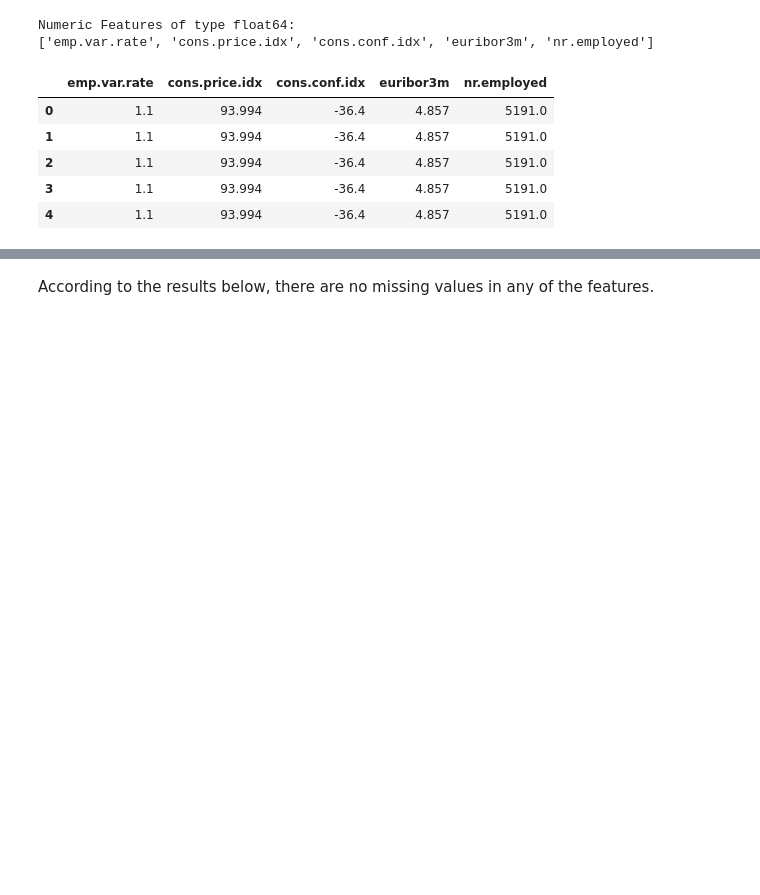
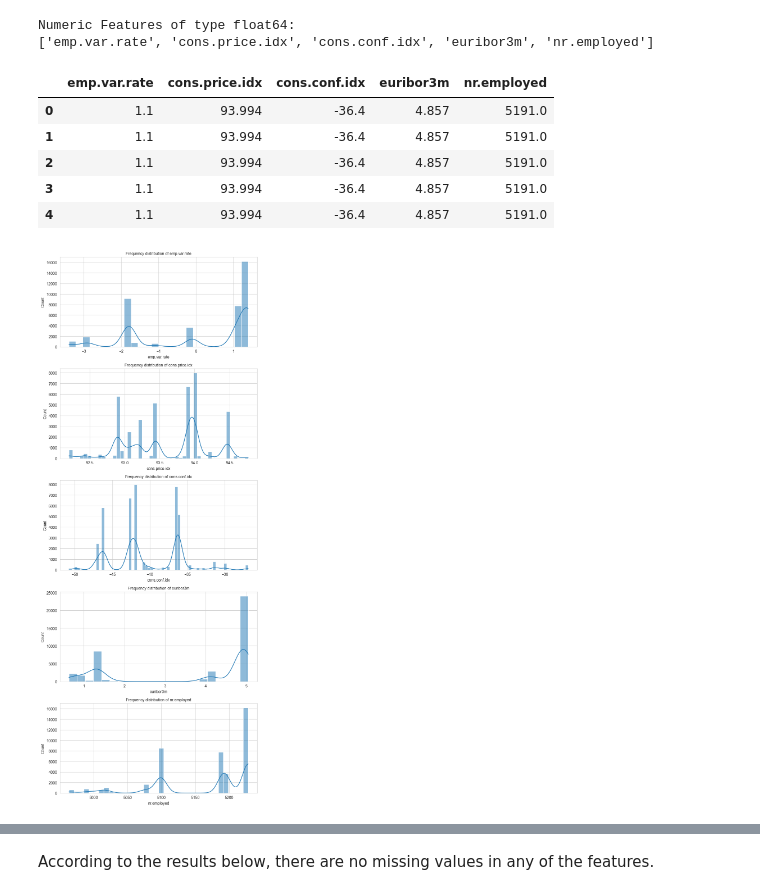
Before and after one commit to vtsou359/BankMarketing_ComparingClassifiers, a Jupyter notebook: bank_marketing.ipynb, the cells around one changed output, grey strips where cells are left out. Cells and saved outputs as stored; diff of their text form; code cells hidden in the pictures; blank space fills up the shorter version.

```diff
--- a/bank_marketing.ipynb
+++ b/bank_marketing.ipynb
@@ -183,6 +242,6 @@ sns.displot(data = df, x='pdays')
 # %%
 print('Numeric Features of type float64:')
-float64_feat = list(df.select_dtypes(include='float64').columns)
+float64_feat = df.select_dtypes(include='float64').columns.tolist()
 print(float64_feat )
 
 df[float64_feat].head(5)
@@ -195,3 +254,16 @@ Numeric Features of type float64:
 | 2 | 1.1 | 93.994 | -36.4 | 4.857 | 5191.0 |
 | 3 | 1.1 | 93.994 | -36.4 | 4.857 | 5191.0 |
 | 4 | 1.1 | 93.994 | -36.4 | 4.857 | 5191.0 |
+# %%
+# numeric features of type int64
+# plotting their distributions:
+fig, axs = plt.subplots(len(float64_feat), figsize=(8, 4*len(float64_feat)))  # Adjust the size as necessary
+
+for i, col_val in enumerate(float64_feat):
+    sns.histplot(df[col_val], kde=True, ax=axs[i])
+    axs[i].set_title('Frequency distribution of ' + str(col_val), fontsize=10)
+
+plt.tight_layout()
+plt.show()
+# %% [output]
+[figure, added]
```
Also changed, not shown: parts of 15 cells of this notebook.
